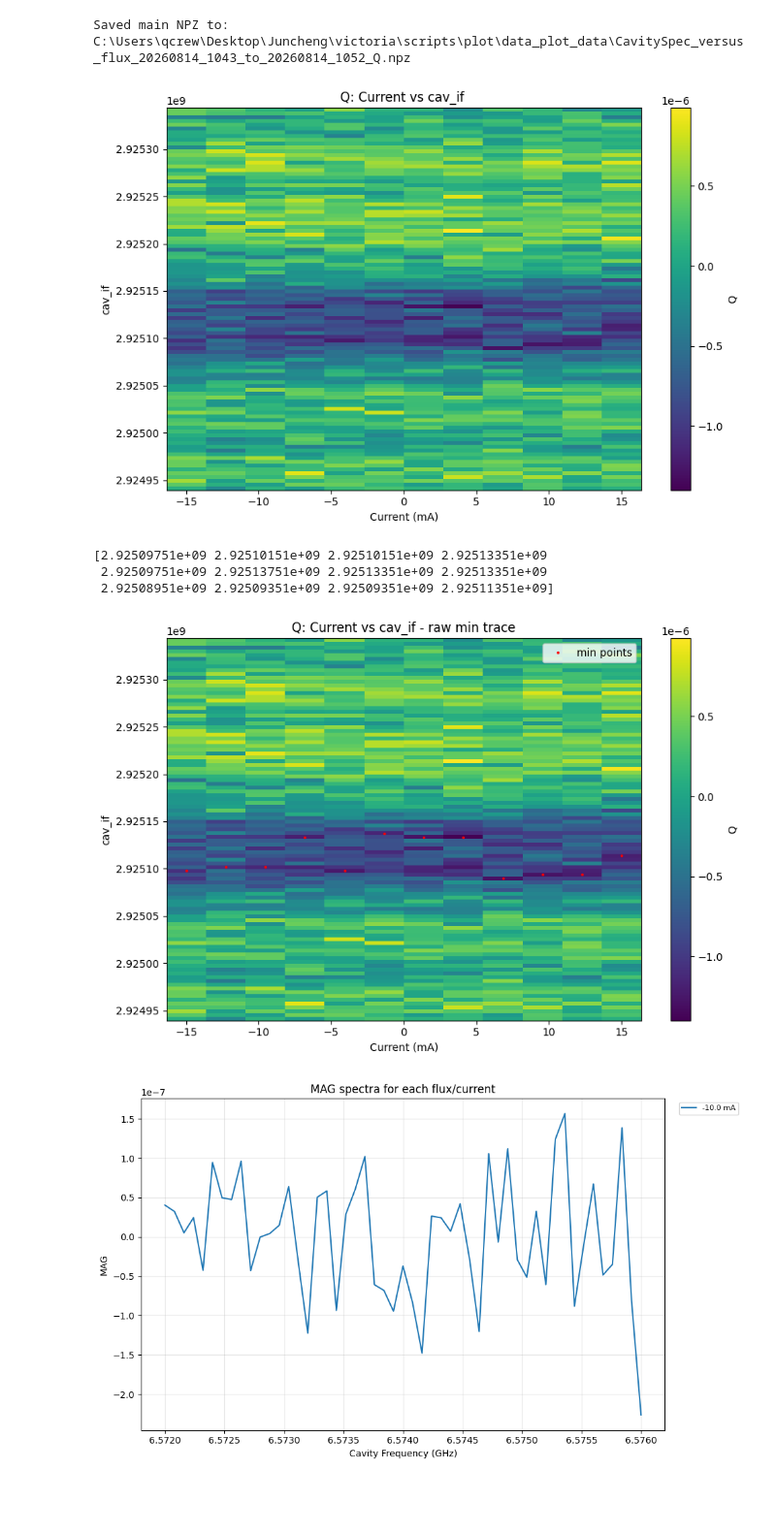
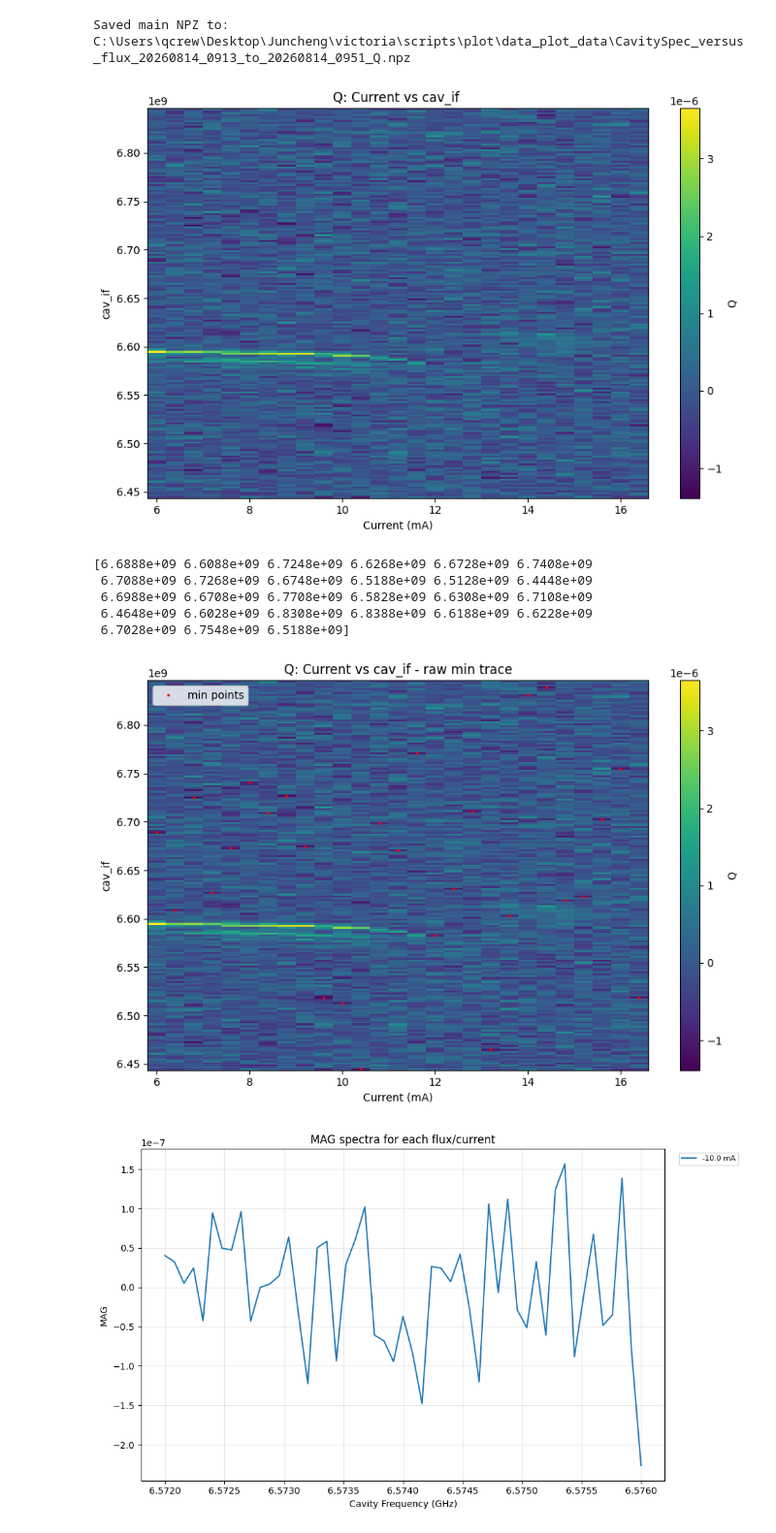
Before and after one commit to spinoandraptos/victoria, a Jupyter notebook: scripts/plot/plot_2d_versusflux.ipynb, the cells around one changed output. Shown at 97% size. Cells and saved outputs as stored; diff of their text form; code cells hidden in the pictures; blank space fills up the shorter version.

```diff
--- a/scripts/plot/plot_2d_versusflux.ipynb
+++ b/scripts/plot/plot_2d_versusflux.ipynb
@@ -10,8 +10,8 @@ import matplotlib.pyplot as plt
 build_npz_from_hdf5 = True
 load_npz_for_analysis = True
 # current_A_print =np.linspace(start=0e-3, stop=1e-3, num=11)
-current_A_print2 =  np.linspace(start=-15e-3, stop=15e-3, num=12)#np.linspace(start=-6e-3, stop=6e-3, num=121) #np.linspace(start=-5e-3, stop=5e-3, num=41)
-lo =  2.9e9 + 50e6 + 25.2e6-94e3+9.51e3+52e3/2 #2.897e9+50e6#6.61e9 + 50e6  # Hz
+current_A_print2 =  np.linspace(start=6e-3, stop=20e-3, num=36)#np.linspace(start=-6e-3, stop=6e-3, num=121) #np.linspace(start=-5e-3, stop=5e-3, num=41)
+lo = 6.61e9 +50e6-14e6-2.2e6+1e6 #2.897e9+50e6#6.61e9 + 50e6  # Hz
 
 batches = [
     # {
@@ -23,8 +23,8 @@ batches = [
     # },
     {
         "date": "2026-08-14",
-        "folder": r"C:\Users\qcrew\Desktop\Juncheng\victoria\data\2026-08-25",
-        "time": ((10, 43), (10, 52)),
+        "folder": r"C:\Users\qcrew\Desktop\Juncheng\victoria\data\2026-08-27",
+        "time": ((9, 13), (9, 51)),
         "current": current_A_print2,
         "lo": lo,
     },
@@ -140,39 +140,41 @@ if build_npz_from_hdf5:
     np.savez_compressed(
         npz_path, x_values=x_values, current=x_values, current_mA=np.array(x_values)*1e3,
         y_values=y_values, cav_if=y_values, sweep_axis=sweep_axis, I=I_2d, Q=Q_2d, MAG=MAG_2d,
         x_label=x_label, y_label=y_label, y_key=key, filenames=grouped_files,
         file_dates=file_dates, file_times=file_times, batch_dates=[b["date"] for b in batches],
         batch_start_times=[b["time"][0] for b in batches], batch_end_times=[b["time"][1] for b in batches],
         batch_folders=[b["folder"] for b in batches], file_key=file_key, subtract_mean=subtract_mean, plot_data_saved=plot_data
     )
     print(f"Saved main NPZ to: {npz_path}")
 
 if load_npz_for_analysis:
     data = np.load(npz_path, allow_pickle=True)
     x_values = data["current"]
     y_values = data["cav_if"]+lo if "cav_if" in data.keys() else data["y_values"]
     data_2d = data[plot_data]
 
     # Step 3: Raw 2D Mesh Plot
     base_mesh_plot(x_values, y_values, data_2d)
     plt.show()
 
     # Step 4 & 5: Find Min/Max Trace & Plot Overlay
     idx = np.argmin(data_2d, axis=1) if find_mode == "min" else np.argmax(data_2d, axis=1)
     trace_y, trace_val = y_values[idx], data_2d[np.arange(data_2d.shape[0]), idx]
     print(y_values[idx])
 
     base_mesh_plot(x_values, y_values, data_2d, f"- raw {find_mode} trace")
     plt.plot(x_values * 1e3 if plot_current_in_mA else x_values, trace_y, "r.", markersize=3, label=f"{find_mode} points")
     plt.legend()
     plt.show()
 # %% [output]
-Saved main NPZ to: C:\Users\qcrew\Desktop\Juncheng\victoria\scripts\plot\data_plot_data\CavitySpec_versus_flux_20260814_1043_to_20260814_1052_Q.npz
+Saved main NPZ to: C:\Users\qcrew\Desktop\Juncheng\victoria\scripts\plot\data_plot_data\CavitySpec_versus_flux_20260814_0913_to_20260814_0951_Q.npz
-[figure, old version]
+[figure, new version]
-[2.92509751e+09 2.92510151e+09 2.92510151e+09 2.92513351e+09
- 2.92509751e+09 2.92513751e+09 2.92513351e+09 2.92513351e+09
- 2.92508951e+09 2.92509351e+09 2.92509351e+09 2.92511351e+09]
+[6.6888e+09 6.6088e+09 6.7248e+09 6.6268e+09 6.6728e+09 6.7408e+09
+ 6.7088e+09 6.7268e+09 6.6748e+09 6.5188e+09 6.5128e+09 6.4448e+09
+ 6.6988e+09 6.6708e+09 6.7708e+09 6.5828e+09 6.6308e+09 6.7108e+09
+ 6.4648e+09 6.6028e+09 6.8308e+09 6.8388e+09 6.6188e+09 6.6228e+09
+ 6.7028e+09 6.7548e+09 6.5188e+09]
-[figure, old version]
+[figure, new version]
 # %%
 # ==========================================================
 # 1D CUT: PLOT SPECTRUM FOR EACH FLUX/CURRENT
```
Also changed, not shown: 33 other files.
